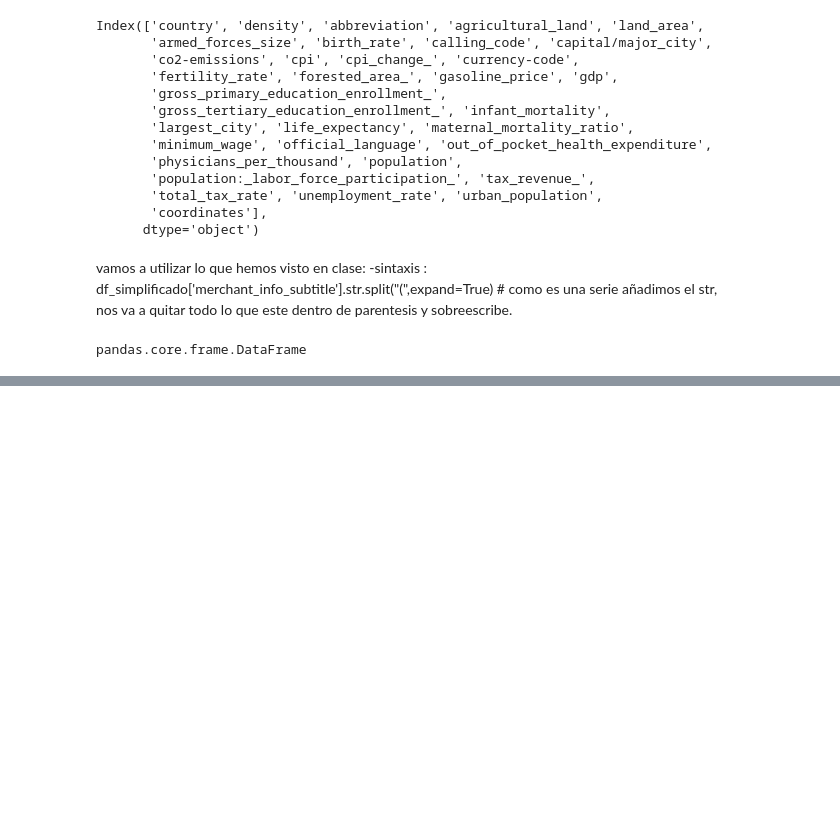
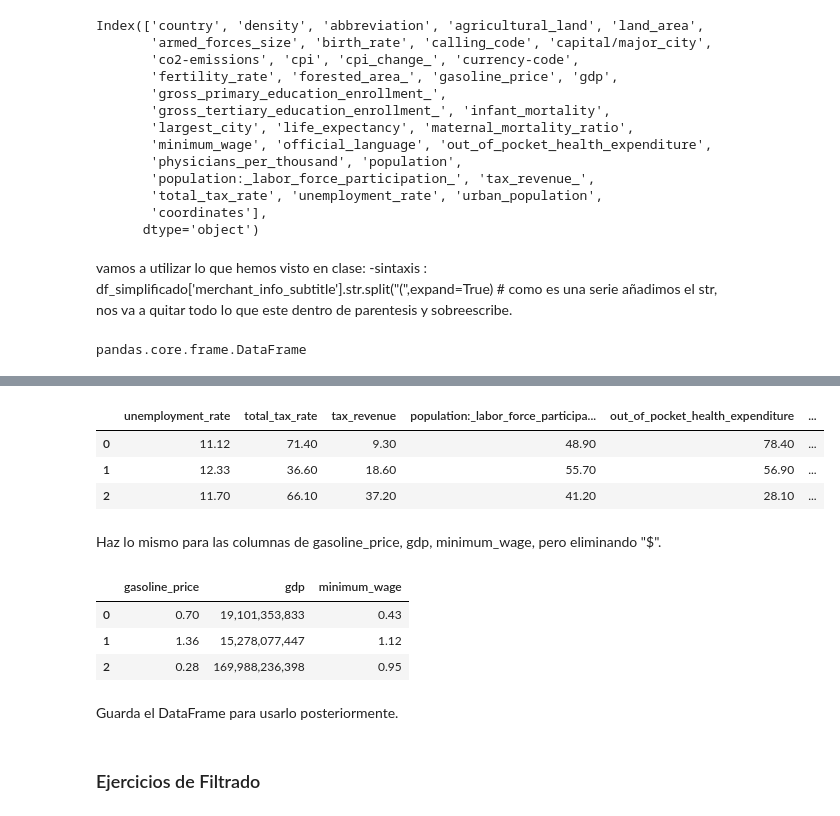
Before and after one commit to sara-arranz/pair_crisysara_mod3, a Jupyter notebook: pair_union.ipynb, the cells around one changed output, grey strips where cells are left out. Cells and saved outputs as stored; diff of their text form; code cells hidden in the pictures; blank space fills up the shorter version.

```diff
--- a/pair_union.ipynb
+++ b/pair_union.ipynb
@@ -283,0 +285,2 @@ pandas.core.frame.DataFrame
+# %%
+df_union = df_union.drop(columns = ['coordinates']) #eliminamos la columna que hemos subdividido
@@ -283,0 +314,3 @@ pandas.core.frame.DataFrame
+# %%
+# Quitar los guiones bajos al final de los nombres de las columnas
+df_union.columns = df_union.columns.str.rstrip('_')
@@ -283,0 +322,9 @@ pandas.core.frame.DataFrame
+# %%
+df_union[columnas_modificar].head(3)
+# %% [output]
+|  | unemployment_rate | total_tax_rate | tax_revenue | population:_labor_force_participa... | out_of_pocket_health_expenditure | ... |
+| 0 | 11.12 | 71.40 | 9.30 | 48.90 | 78.40 | ... |
+| 1 | 12.33 | 36.60 | 18.60 | 55.70 | 56.90 | ... |
+| 2 | 11.70 | 66.10 | 37.20 | 41.20 | 28.10 | ... |
+# %% [markdown]
+Haz lo mismo para las columnas de gasoline_price, gdp, minimum_wage, pero eliminando "$".
@@ -283,0 +336,9 @@ pandas.core.frame.DataFrame
+# %%
+df_union[columnas_modificar2].head(3)
+# %% [output]
+|  | gasoline_price | gdp | minimum_wage |
+| 0 | 0.70 | 19,101,353,833 | 0.43 |
+| 1 | 1.36 | 15,278,077,447 | 1.12 |
+| 2 | 0.28 | 169,988,236,398 | 0.95 |
+# %% [markdown]
+Guarda el DataFrame para usarlo posteriormente.
@@ -283,0 +347,2 @@ pandas.core.frame.DataFrame
+# %% [markdown]
+### Ejercicios de Filtrado
```
Also changed, not shown: parts of 38 cells of this notebook, 3 other files.
